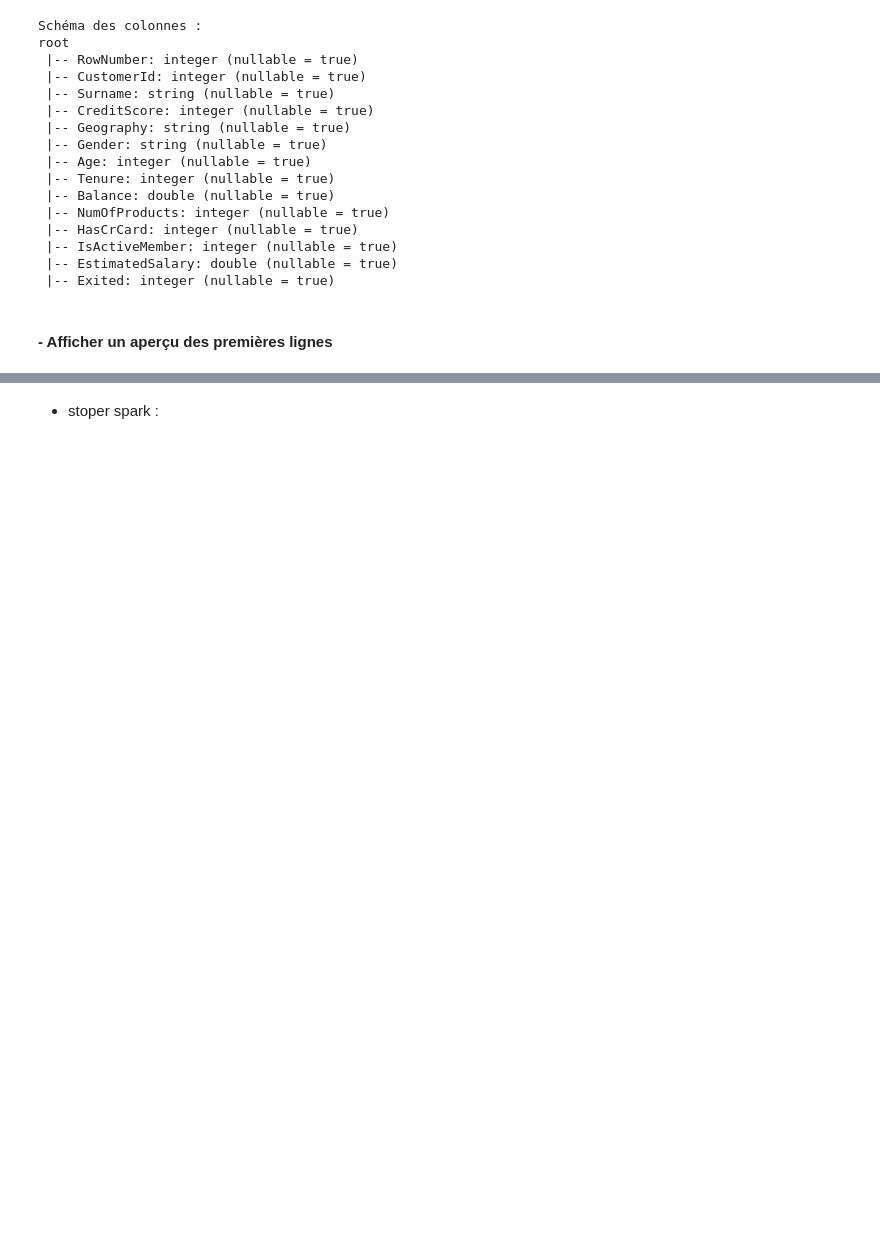
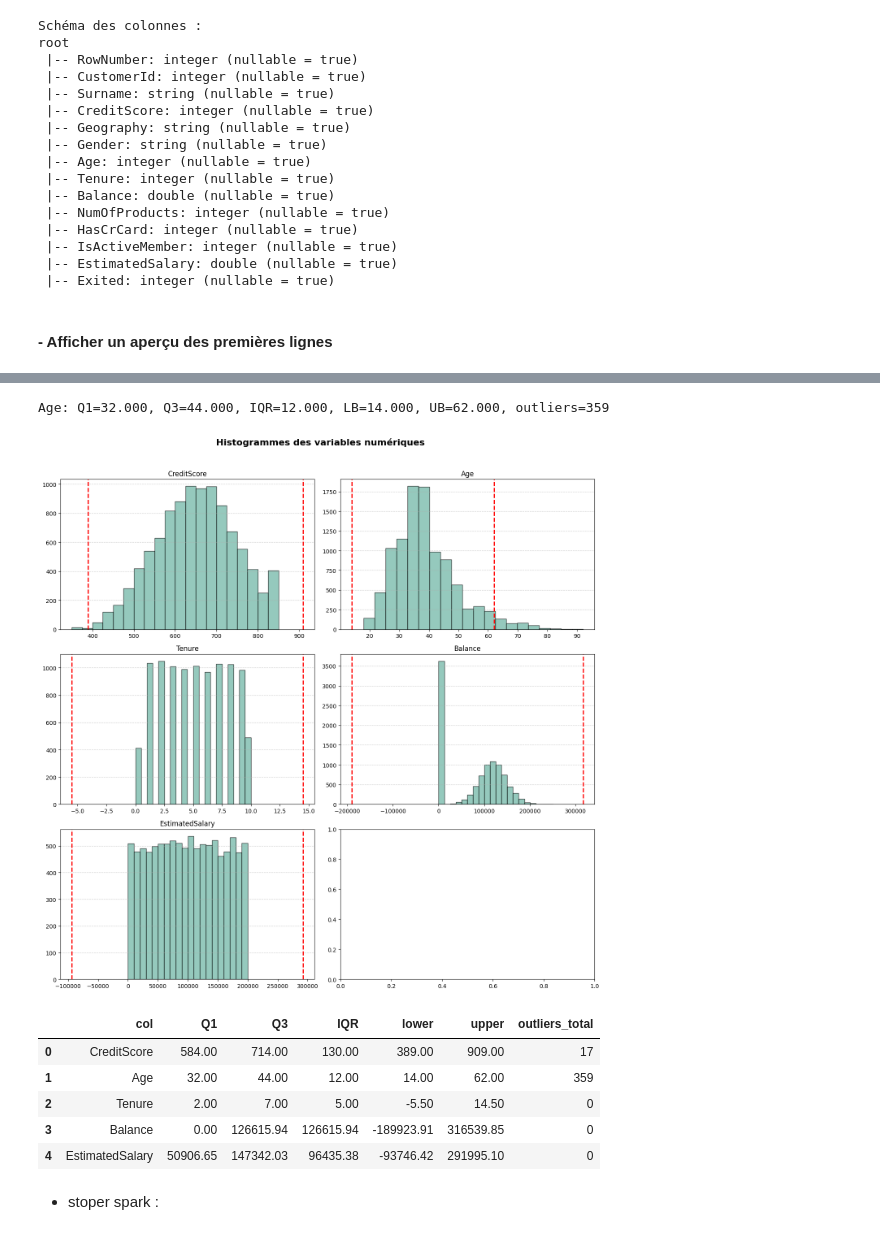
Before and after one commit to bouchramilo/BankAttritionFlow, a Jupyter notebook: notebooks/Eda.ipynb, the cells around one changed output, grey strips where cells are left out. Cells and saved outputs as stored; diff of their text form; code cells hidden in the pictures; blank space fills up the shorter version.

```diff
--- a/notebooks/Eda.ipynb
+++ b/notebooks/Eda.ipynb
@@ -126,3 +271,26 @@ only showing top 5 rows
+# %%
+
+out_reports = outliers_detection_col(df_clients, 'Age')
+for r in out_reports:
+    print(f"{r[0]}: Q1={r[1]:.3f}, Q3={r[2]:.3f}, IQR={r[3]:.3f}, LB={r[4]:.3f}, UB={r[5]:.3f}, outliers={r[6]}")
+# %% [output]
+Age: Q1=32.000, Q3=44.000, IQR=12.000, LB=14.000, UB=62.000, outliers=359
+# %%
+num_cols = ['CreditScore', 'Age', 'Tenure', 'Balance', 'EstimatedSalary']
+
+# Calcul et affichage en une seule étape :
+report_df = visualize_outliers(df_clients, num_cols)
+
+# (facultatif) afficher le tableau des outliers :
+display(report_df)
+# %% [output]
+[figure, added]
+|  | col | Q1 | Q3 | IQR | lower | upper | outliers_total |
+| 0 | CreditScore | 584.00 | 714.00 | 130.00 | 389.00 | 909.00 | 17 |
+| 1 | Age | 32.00 | 44.00 | 12.00 | 14.00 | 62.00 | 359 |
+| 2 | Tenure | 2.00 | 7.00 | 5.00 | -5.50 | 14.50 | 0 |
+| 3 | Balance | 0.00 | 126615.94 | 126615.94 | -189923.91 | 316539.85 | 0 |
+| 4 | EstimatedSalary | 50906.65 | 147342.03 | 96435.38 | -93746.42 | 291995.10 | 0 |
 # %% [markdown]
 * stoper spark :
 # %%
```
Also changed, not shown: parts of 19 cells of this notebook, 4 other files.
